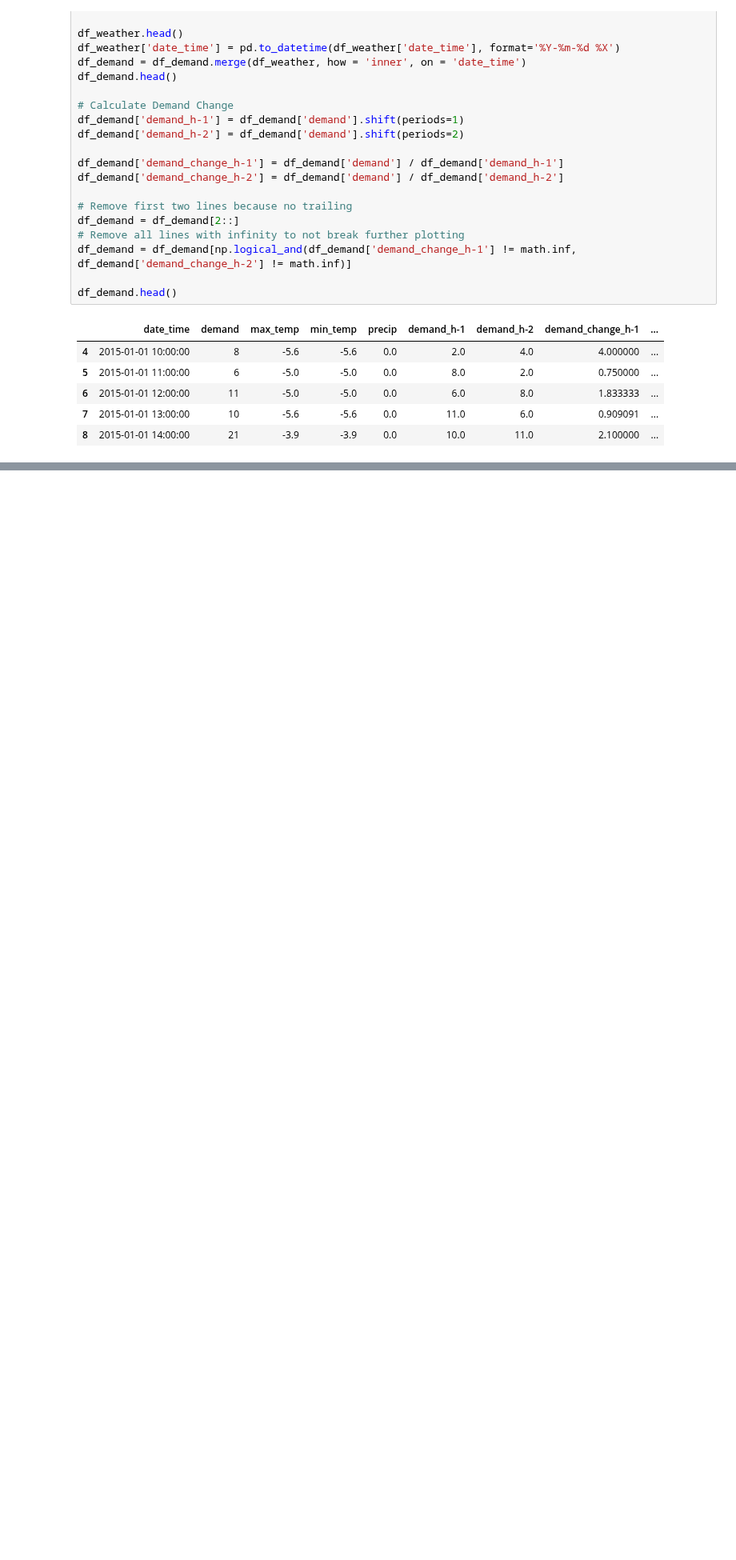
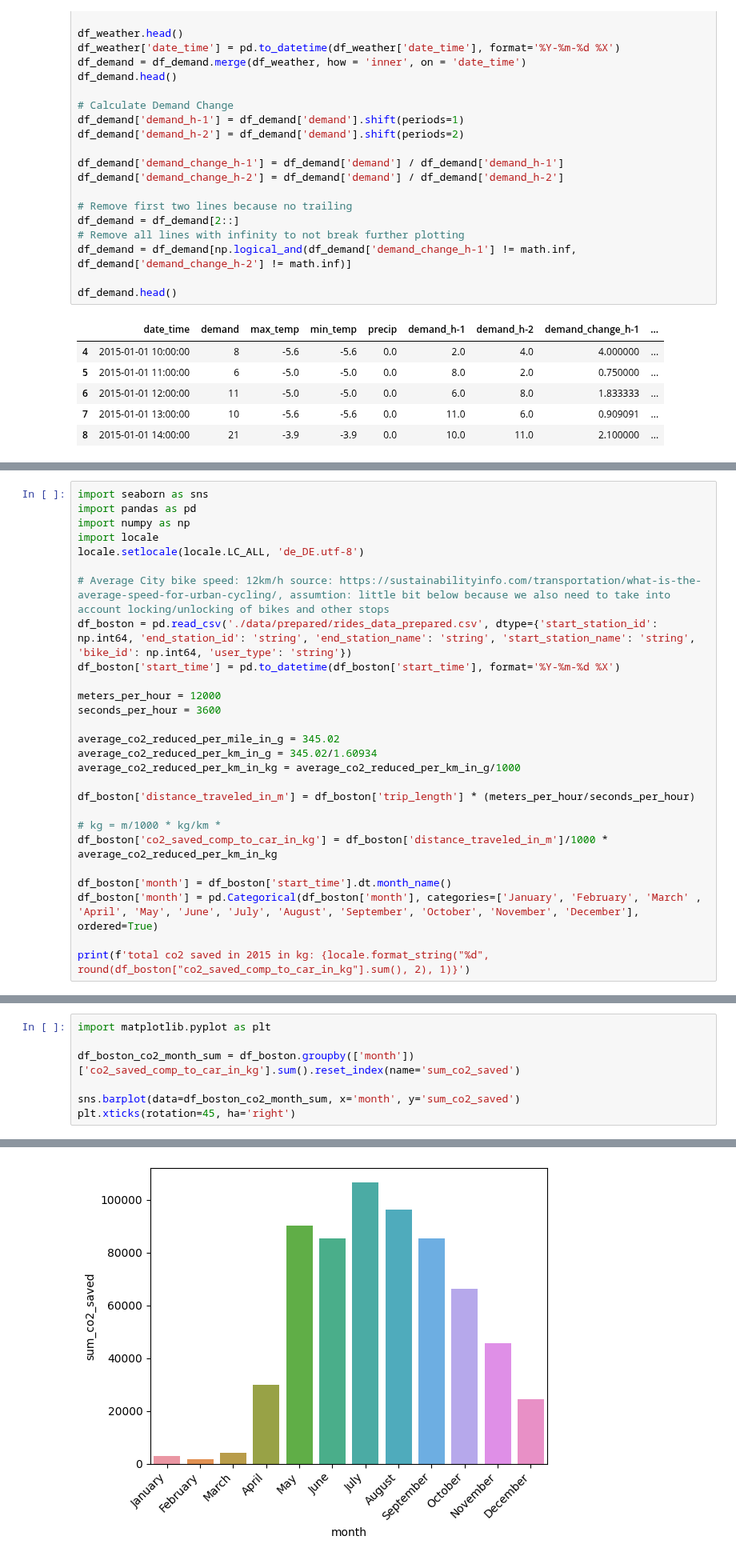
Before and after one commit to RavenRudi/AA_Group16, a Jupyter notebook: kpi_calculation.ipynb, the cells around one changed output, grey strips where cells are left out. Shown at 80% size. Cells and saved outputs as stored; diff of their text form; blank space fills up the shorter version.

Commit message:
add sustainability kpi

```diff
--- a/kpi_calculation.ipynb
+++ b/kpi_calculation.ipynb
@@ -408,0 +412,27 @@ sns.heatmap(df_demand[top_corr_features].corr(),annot=True,cmap="RdYlGn")
+# %%
+import seaborn as sns
+import pandas as pd
+import numpy as np
+import locale
+locale.setlocale(locale.LC_ALL, 'de_DE.utf-8')
+
+# Average City bike speed: 12km/h source: https://sustainabilityinfo.com/transportation/what-is-the-average-speed-for-urban-cycling/, assumtion: little bit below because we also need to take into account locking/unlocking of bikes and other stops
+df_boston = pd.read_csv('./data/prepared/rides_data_prepared.csv', dtype={'start_station_id': np.int64, 'end_station_id': 'string', 'end_station_name': 'string', 'start_station_name': 'string', 'bike_id': np.int64, 'user_type': 'string'})
+df_boston['start_time'] = pd.to_datetime(df_boston['start_time'], format='%Y-%m-%d %X')
+
+meters_per_hour = 12000
+seconds_per_hour = 3600
+
+average_co2_reduced_per_mile_in_g = 345.02
+average_co2_reduced_per_km_in_g = 345.02/1.60934
+average_co2_reduced_per_km_in_kg = average_co2_reduced_per_km_in_g/1000
+
+df_boston['distance_traveled_in_m'] = df_boston['trip_length'] * (meters_per_hour/seconds_per_hour)
+
+# kg = m/1000 * kg/km *
+df_boston['co2_saved_comp_to_car_in_kg'] = df_boston['distance_traveled_in_m']/1000 * average_co2_reduced_per_km_in_kg
+
+df_boston['month'] = df_boston['start_time'].dt.month_name()
+df_boston['month'] = pd.Categorical(df_boston['month'], categories=['January', 'February', 'March' , 'April', 'May', 'June', 'July', 'August', 'September', 'October', 'November', 'December'], ordered=True)
+
+print(f'total co2 saved in 2015 in kg: {locale.format_string("%d", round(df_boston["co2_saved_comp_to_car_in_kg"].sum(), 2), 1)}')
@@ -408,0 +454,8 @@ sns.heatmap(df_demand[top_corr_features].corr(),annot=True,cmap="RdYlGn")
+# %%
+import matplotlib.pyplot as plt
+
+df_boston_co2_month_sum = df_boston.groupby(['month'])['co2_saved_comp_to_car_in_kg'].sum().reset_index(name='sum_co2_saved')
+
+sns.barplot(data=df_boston_co2_month_sum, x='month', y='sum_co2_saved')
+plt.xticks(rotation=45, ha='right')
+# %% [output]
@@ -408,0 +475 @@ sns.heatmap(df_demand[top_corr_features].corr(),annot=True,cmap="RdYlGn")
+[figure, added]
```
Also changed, not shown: parts of 11 cells of this notebook.
